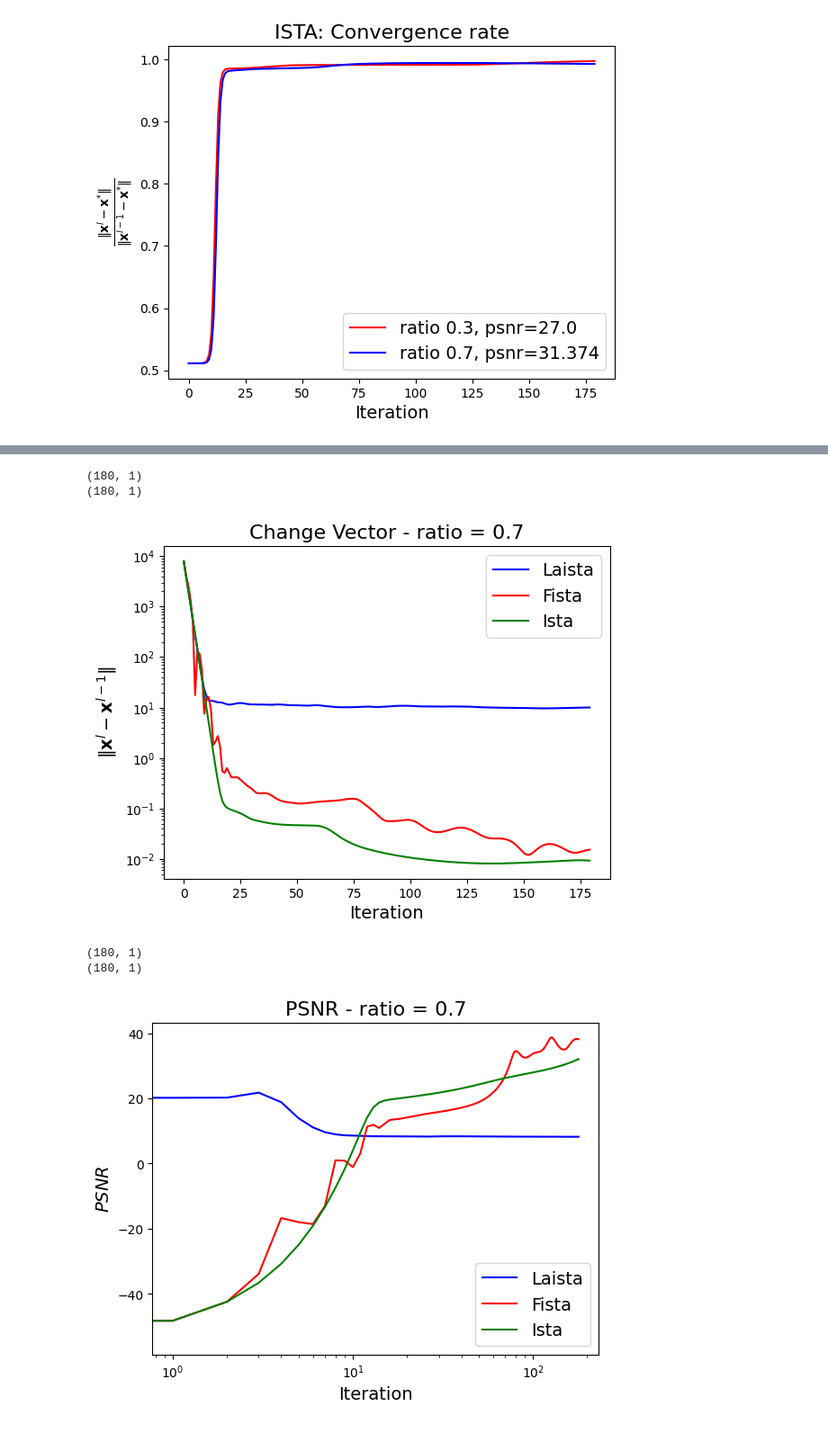
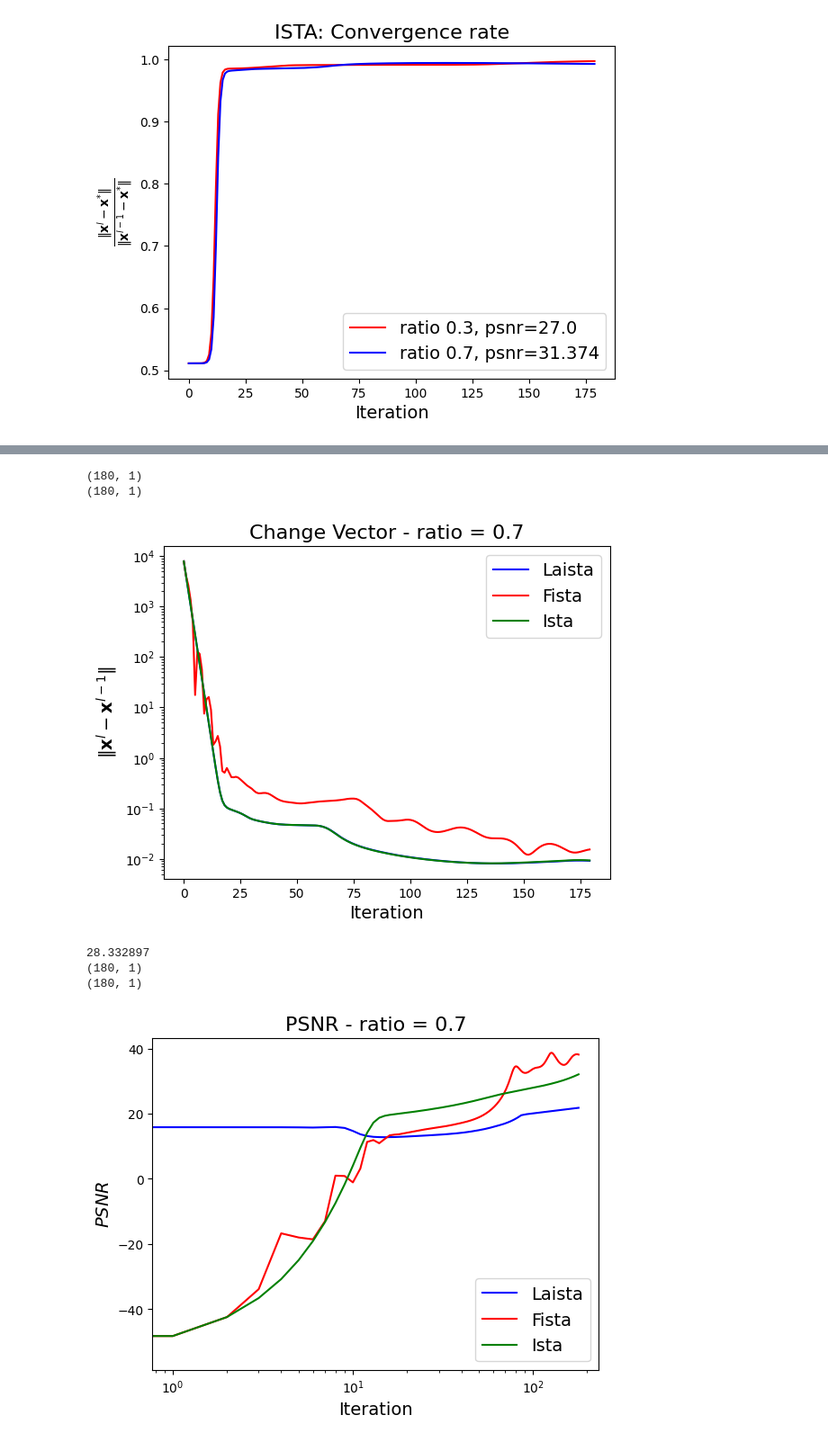
Before and after one commit to CarlosMogollon2211248/laista, a Jupyter notebook: graphs.ipynb, the cells around one changed output, grey strips where cells are left out. Shown: that part at 90% size. Saved outputs shown, nothing was run; the diff lists cells and outputs as text; code cells hidden in the pictures.

Commit message:
Configuracion DemoLaista

```diff
--- a/graphs.ipynb
+++ b/graphs.ipynb
@@ -148,7 +148,7 @@ change_ista = np.load('metricas/Ista_change_vector0.7.npy')
 print(change_fista[:,0:1].shape)
 print(change_ista[:,0:1].shape)
 plt.figure()
-plt.plot(change_laista, color='b', label=f'Laista')
+plt.plot(change_laista[:,0:1], color='b', label=f'Laista')
 plt.plot(change_fista[:,0:1], color='r', label=f'Fista')
 plt.plot(change_ista[:,0:1], color='g', label=f'Ista')
 plt.yscale('log')
@@ -160,26 +160,28 @@ plt.show()
 # %% [output]
 (180, 1)
 (180, 1)
-[figure, old version]
+[figure, new version]
 # %%
 psnr_fista = np.load('metricas/Fista_psnr0.7.npy')
 psnr_ista = np.load('metricas/Ista_psnr0.7.npy')
+print(psnr_fista.mean())
 print(psnr_fista[:,0:1].shape)
 print(psnr_ista[:,0:1].shape)
 plt.figure()
-plt.plot(psnr_laista, color='b', label=f'Laista')
+plt.plot(psnr_laista[:,0:1], color='b', label=f'Laista')
 plt.plot(psnr_fista[:,0:1], color='r', label=f'Fista')
 plt.plot(psnr_ista[:,0:1], color='g', label=f'Ista')
 plt.xscale('log')
 plt.ylabel(r'$PSNR$', fontsize=14)
 plt.xlabel(r'Iteration', fontsize=14)
 plt.legend(fontsize=14)
 plt.title('PSNR - ratio = 0.7', fontsize=16)
 plt.show()
 # %% [output]
+28.332897
 (180, 1)
 (180, 1)
-[figure, old version]
+[figure, new version]
 # %%
 mse_fista = np.load('metricas/Fista_mse0.7.npy')
 mse_ista = np.load('metricas/Ista_mse0.7.npy')
```
Also changed, not shown: parts of 3 cells of this notebook, 1 other file.
